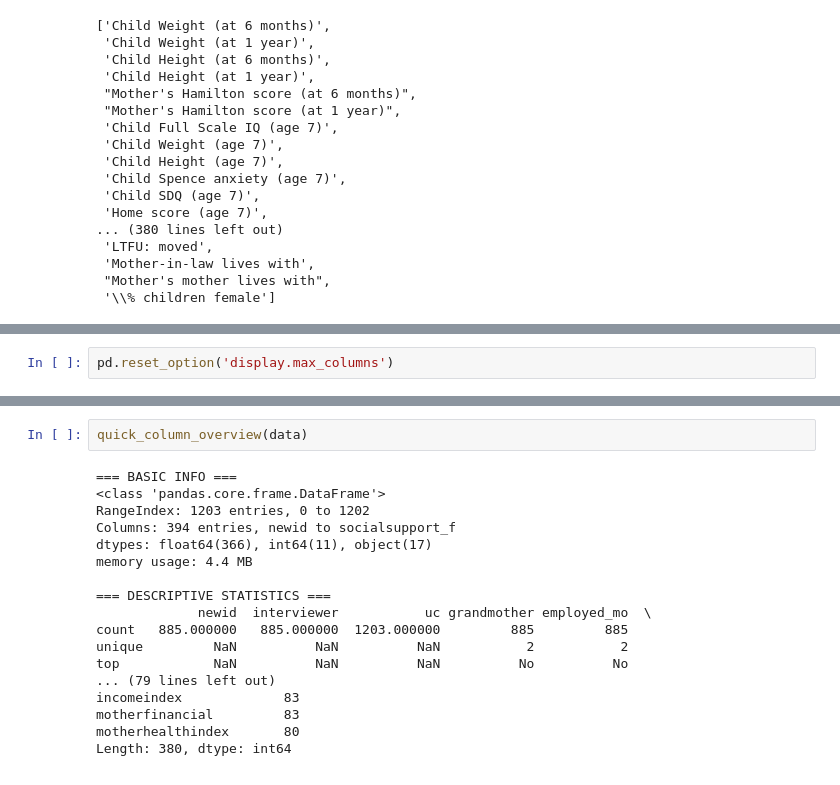
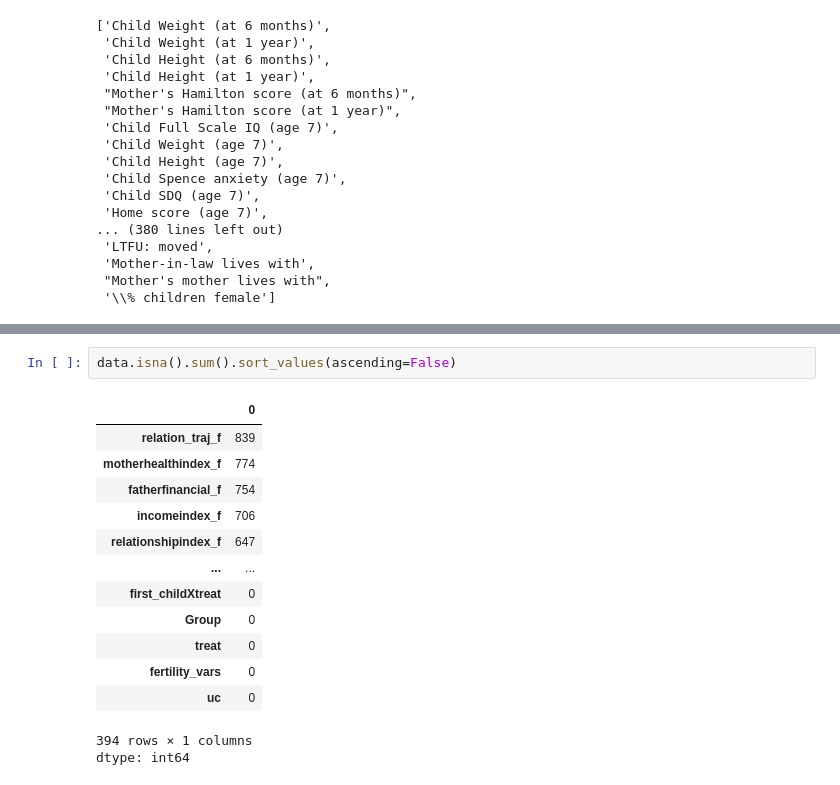
Before and after one commit to valentina-buoro/Postpartum-depression-prediction, a Jupyter notebook: notebooks/Postpartum_EDA.ipynb, the cells around one changed output, grey strips where cells are left out. Saved outputs shown, nothing was run; the diff lists cells and outputs as text.

Commit message:
data cleaning

```diff
--- a/notebooks/Postpartum_EDA.ipynb
+++ b/notebooks/Postpartum_EDA.ipynb
@@ -110,2 +143,0 @@ data.head()
-# %%
-pd.reset_option('display.max_columns')
@@ -153,20 +144,17 @@ def quick_column_overview(df):
-# %%
-quick_column_overview(data)
-# %% [output]
-=== BASIC INFO ===
-<class 'pandas.core.frame.DataFrame'>
-RangeIndex: 1203 entries, 0 to 1202
-Columns: 394 entries, newid to socialsupport_f
-dtypes: float64(366), int64(11), object(17)
-memory usage: 4.4 MB
-
-=== DESCRIPTIVE STATISTICS ===
-             newid  interviewer           uc grandmother employed_mo  \
-count   885.000000   885.000000  1203.000000         885         885
-unique         NaN          NaN          NaN           2           2
-top            NaN          NaN          NaN          No          No
-... (79 lines left out)
-incomeindex             83
-motherfinancial         83
-motherhealthindex       80
-Length: 380, dtype: int64
+# %%
+data.isna().sum().sort_values(ascending=False)
+# %% [output]
+|  | 0 |
+| relation_traj_f | 839 |
+| motherhealthindex_f | 774 |
+| fatherfinancial_f | 754 |
+| incomeindex_f | 706 |
+| relationshipindex_f | 647 |
+| ... | ... |
+| first_childXtreat | 0 |
+| Group | 0 |
+| treat | 0 |
+| fertility_vars | 0 |
+| uc | 0 |
+394 rows × 1 columns
+dtype: int64
```
Also changed, not shown: parts of 14 cells of this notebook.
